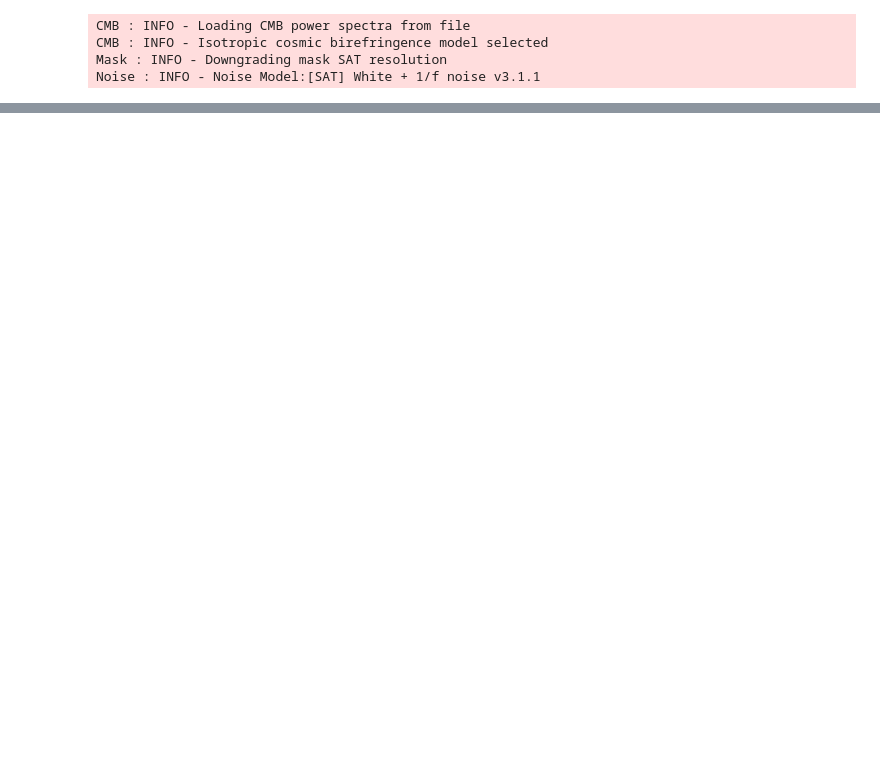
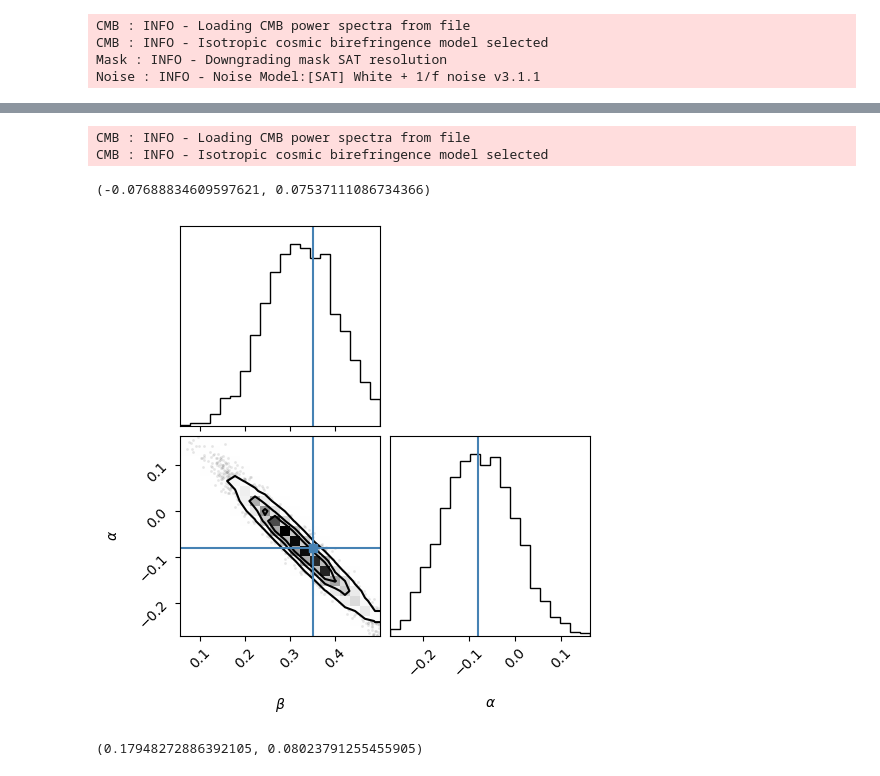
Before and after one commit to antolonappan/solat_cb, a Jupyter notebook: notebooks/calibration.ipynb, the cells around one changed output, grey strips where cells are left out. Saved outputs shown, nothing was run; the diff lists cells and outputs as text; code cells hidden in the pictures; blank space fills up the shorter version.

```diff
--- a/notebooks/calibration.ipynb
+++ b/notebooks/calibration.ipynb
@@ -93,0 +76,50 @@ plt.loglog(s[3,3,2])
+# %%
+cl_len = CMB(lib,nside,).get_lensed_spectra(dl=False)
+b = satspectra.binInfo.get_effective_ells()
+# %% [output]
+CMB : INFO - Loading CMB power spectra from file
+CMB : INFO - Isotropic cosmic birefringence model selected
+# %%
+def theory(beta):
+    th = 0.5 * (cl_len["ee"] - cl_len["bb"]) * np.sin(np.deg2rad(4 * beta))
+    return satspectra.binInfo.bin_cell(th[:lmax+1])
+
+def chisq_sat(theta):
+    beta,alpha = theta
+    model = theory(beta+alpha)
+    chisq_freq1 = np.sum(((sat_freq1.mean(axis=0) - model)/sat_freq1.std(axis=0))**2)
+    chisq_freq2 = np.sum(((sat_freq2.mean(axis=0) - model)/sat_freq2.std(axis=0))**2)
+    return chisq_freq1 + chisq_freq2
+
+def lnprior_sat(theta):
+    beta,alpha = theta
+    mu = -0.08
+    sigma = 0.08
+    lnp = -0.5 * (alpha - mu)**2 / sigma**2
+    if -0.5 < beta < 0.5:
+        return lnp
+    return -np.inf
+
+def ln_likelihood_sat(theta):
+    return -0.5 * chisq_sat(theta)
+
+def ln_prob_sat(theta):
+    lp = lnprior_sat(theta)
+    if not np.isfinite(lp):
+        return -np.inf
+    return lp + ln_likelihood_sat(theta)
+# %%
+pos = np.array([0.3,-0.1]) + 1e-4 * np.random.randn(32, 2)
+nwalkers, ndim = pos.shape
+sampler = emcee.EnsembleSampler(nwalkers, ndim, ln_prob_sat, threads=4)
+sample = sampler.run_mcmc(pos, 2000, progress=True)
+# %%
+flat_samples = sampler.get_chain(discard=100, thin=15, flat=True)
+# %%
+np.mean(flat_samples[:,1]),np.std(flat_samples[:,1])
+# %% [output]
+(-0.07688834609597621, 0.07537111086734366)
+# %%
+fig = corner.corner(flat_samples, labels=[r"$\beta$", r"$\alpha$"], truths=[0.35, -0.08])
+# %% [output]
+[figure, added]
@@ -93,0 +162,4 @@ plt.loglog(s[3,3,2])
+# %%
+np.mean(flat_samples[:,0]),np.std(flat_samples[:,0])
+# %% [output]
+(0.17948272886392105, 0.08023791255455905)
```
Also changed, not shown: parts of 23 cells of this notebook, 1 other file.
